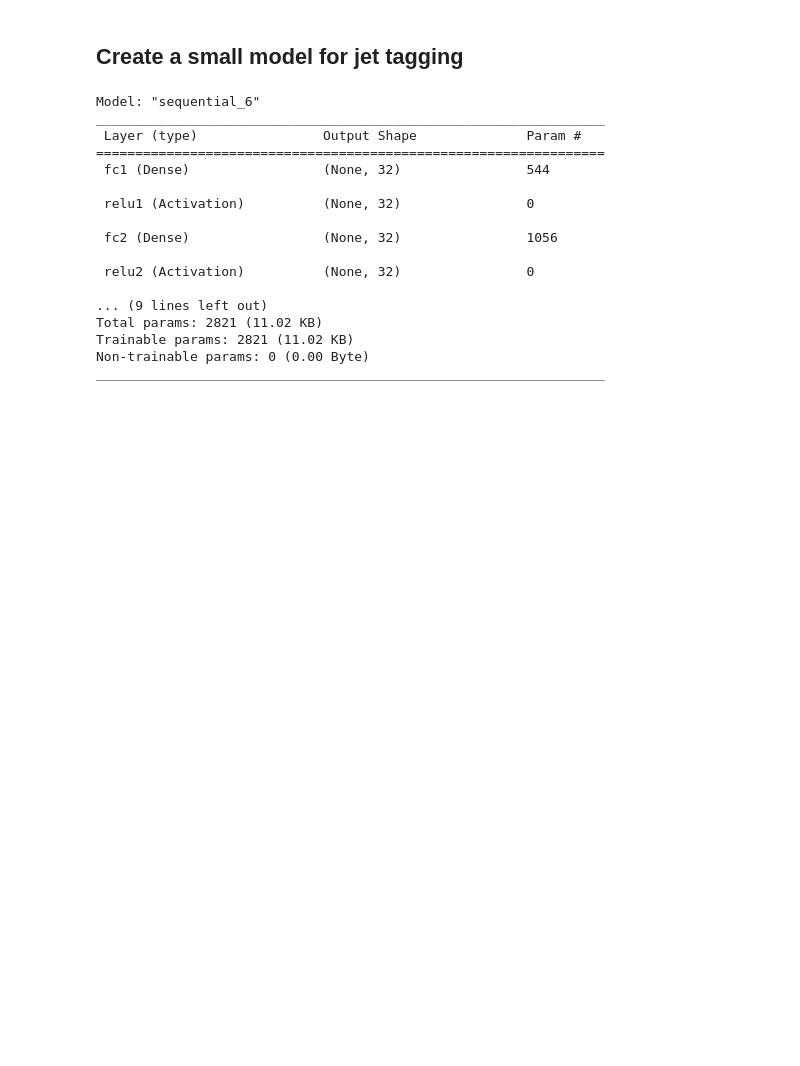
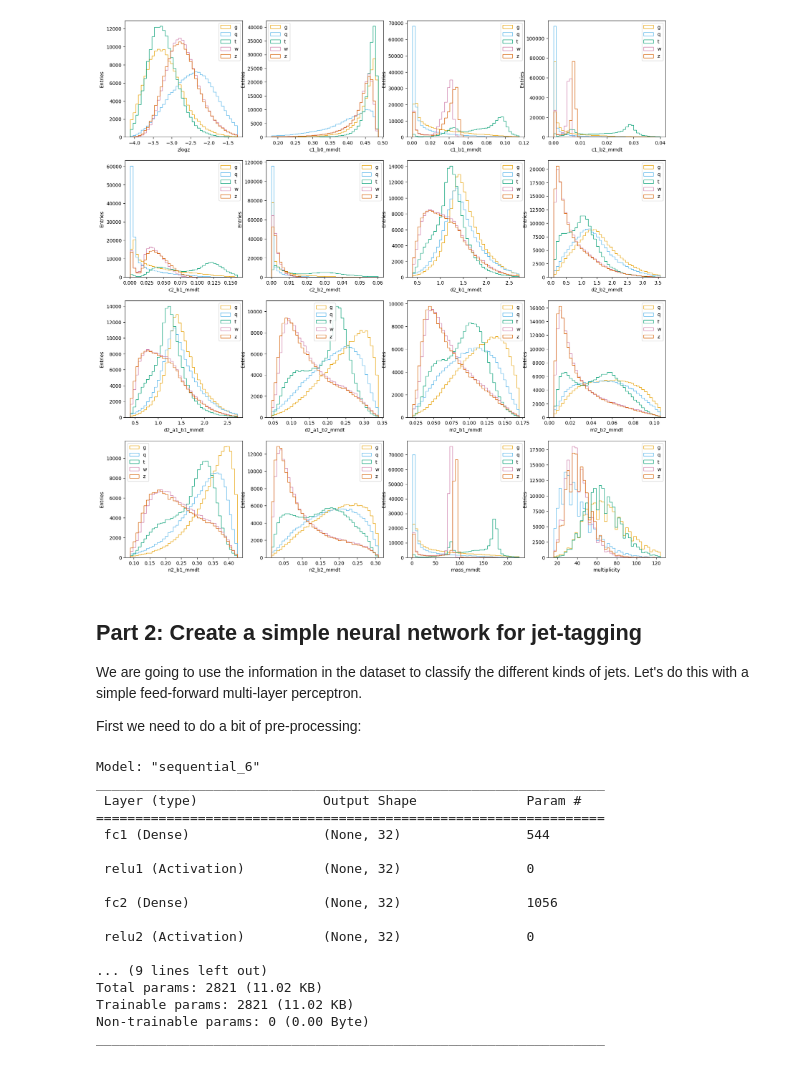
Before and after one commit to jonathon-langford/hls4ml-aims2025, a Jupyter notebook: hls4ml_introduction.ipynb, the cells around one changed output. Saved outputs shown, nothing was run; the diff lists cells and outputs as text; code cells hidden in the pictures; blank space fills up the shorter version.

Commit message:
Updating part 1 of notebook

```diff
--- a/hls4ml_introduction.ipynb
+++ b/hls4ml_introduction.ipynb
@@ -42,20 +55,8 @@ To enable the following instructions: AVX2 FMA, in other operations, rebuild Ten
 # %%
+# Load the dataset
 data = fetch_openml('hls4ml_lhc_jets_hlf', as_frame=False, parser='liac-arff')
 X, y = data['data'], data['target']
+features = data['feature_names']
 
-le = LabelEncoder()
-y = le.fit_transform(y)
-y = to_categorical(y, 5)
-X_train_val, X_test, y_train_val, y_test = train_test_split(X, y, test_size=0.2, random_state=42)
-print(y[:5])
-
-scaler = StandardScaler()
-X_train_val = scaler.fit_transform(X_train_val)
-X_test = scaler.transform(X_test)
-
-np.save('X_train_val.npy', X_train_val)
-np.save('X_test.npy', X_test)
-np.save('y_train_val.npy', y_train_val)
-np.save('y_test.npy', y_test)
-np.save('classes.npy', le.classes_)
+print("Different target classes:", np.unique(data['target']))
 # %% [output]
@@ -67,2 +74,40 @@ np.save('classes.npy', le.classes_)
+# %%
+colors = [
+    "#E69F00",  # orange
+    "#56B4E9",  # sky blue
+    "#009E73",  # green
+    "#CC79A7",  # pink/purple
+    "#D55E00",  # red/orange
+]
+
+def plot_input_feature(ax, X, y, features, x="zlogz", classes=['g','q','t','w','z'], bins=40):
+    fi = np.where(np.array(features)==x)[0][0]
+    vals = X.T[fi]
+
+    # Obtain percentiles for sensible plot
+    xlo, xhi = np.percentile(vals,0.5), np.percentile(vals,99.5)
+
+    for i, c in enumerate(classes):
+        mask = (y == c)
+        ax.hist(vals[mask], bins=bins, range=(xlo,xhi), label=c, color=colors[i], histtype='step')
+
+    ax.set_ylabel("Entries")
+    ax.set_xlabel(x)
+    ax.legend(loc='best')
+
+fig, axs = plt.subplots(4,4, figsize=(20,20))
+for k, feature in enumerate(features):
+    i = int(np.floor(k/4))
+    j = k%4
+    plot_input_feature(axs[i][j], X, y, features, x=feature)
+
+plt.show()
+# %% [output]
+[figure, added]
 # %% [markdown]
-## Create a small model for jet tagging
+## Part 2: Create a simple neural network for jet-tagging
+
+We are going to use the information in the dataset to classify the different kinds of jets.
+Let's do this with a simple feed-forward multi-layer perceptron.
+
+First we need to do a bit of pre-processing:
```
Also changed, not shown: parts of 7 cells of this notebook, 3 other files.
